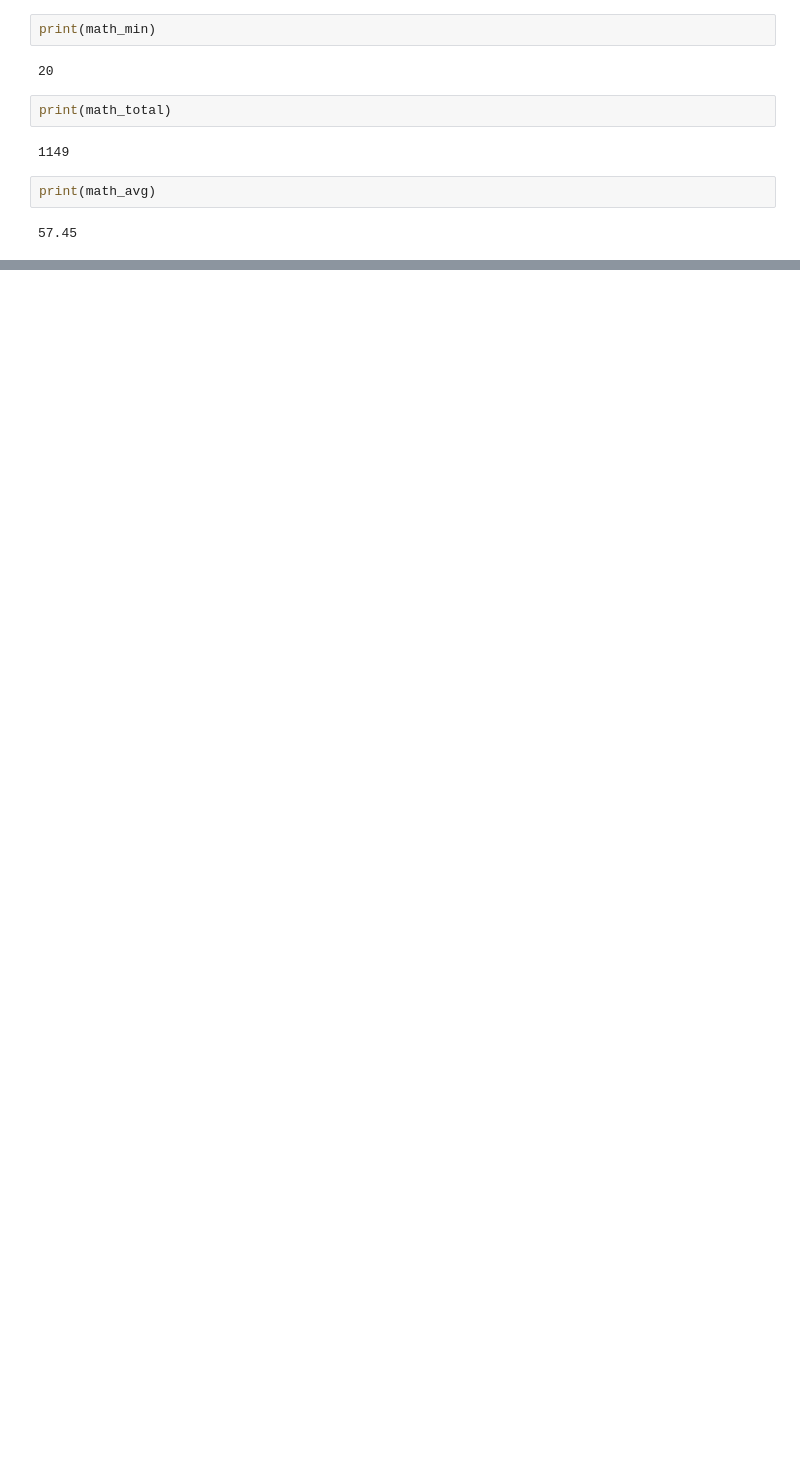
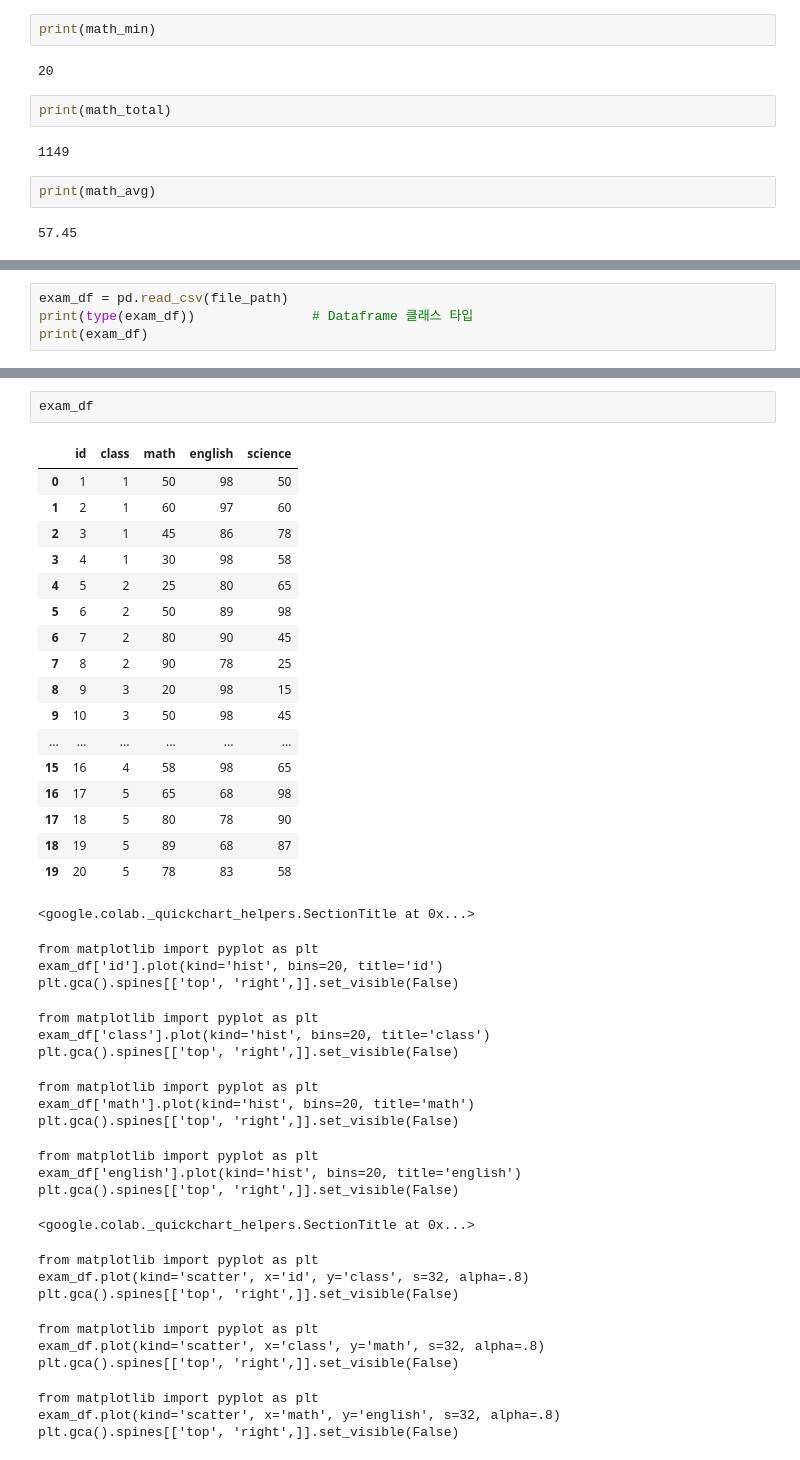
Before and after one commit to Leeonejae6708/python_itwill, a Jupyter notebook: Python17_itwill.ipynb, the cells around one changed output, grey strips where cells are left out. Saved outputs shown, nothing was run; the diff lists cells and outputs as text; blank space fills up the shorter version.

Commit message:
Colab을 통해 생성됨

```diff
--- a/Python17_itwill.ipynb
+++ b/Python17_itwill.ipynb
@@ -115,0 +341,4 @@ print(math_avg)
+# %%
+exam_df = pd.read_csv(file_path)
+print(type(exam_df))               # Dataframe 클래스 타입
+print(exam_df)
@@ -115,0 +363,43 @@ print(math_avg)
+# %%
+exam_df
+# %% [output]
+|  | id | class | math | english | science |
+| 0 | 1 | 1 | 50 | 98 | 50 |
+| 1 | 2 | 1 | 60 | 97 | 60 |
+| 2 | 3 | 1 | 45 | 86 | 78 |
+| 3 | 4 | 1 | 30 | 98 | 58 |
+| 4 | 5 | 2 | 25 | 80 | 65 |
+| 5 | 6 | 2 | 50 | 89 | 98 |
+| 6 | 7 | 2 | 80 | 90 | 45 |
+| 7 | 8 | 2 | 90 | 78 | 25 |
+| 8 | 9 | 3 | 20 | 98 | 15 |
+| 9 | 10 | 3 | 50 | 98 | 45 |
+| ... | ... | ... | ... | ... | ... |
+| 15 | 16 | 4 | 58 | 98 | 65 |
+| 16 | 17 | 5 | 65 | 68 | 98 |
+| 17 | 18 | 5 | 80 | 78 | 90 |
+| 18 | 19 | 5 | 89 | 68 | 87 |
+| 19 | 20 | 5 | 78 | 83 | 58 |
+<google.colab._quickchart_helpers.SectionTitle at 0x...>
+from matplotlib import pyplot as plt
+exam_df['id'].plot(kind='hist', bins=20, title='id')
+plt.gca().spines[['top', 'right',]].set_visible(False)
+from matplotlib import pyplot as plt
+exam_df['class'].plot(kind='hist', bins=20, title='class')
+plt.gca().spines[['top', 'right',]].set_visible(False)
+from matplotlib import pyplot as plt
+exam_df['math'].plot(kind='hist', bins=20, title='math')
+plt.gca().spines[['top', 'right',]].set_visible(False)
+from matplotlib import pyplot as plt
+exam_df['english'].plot(kind='hist', bins=20, title='english')
+plt.gca().spines[['top', 'right',]].set_visible(False)
+<google.colab._quickchart_helpers.SectionTitle at 0x...>
+from matplotlib import pyplot as plt
+exam_df.plot(kind='scatter', x='id', y='class', s=32, alpha=.8)
+plt.gca().spines[['top', 'right',]].set_visible(False)
+from matplotlib import pyplot as plt
+exam_df.plot(kind='scatter', x='class', y='math', s=32, alpha=.8)
+plt.gca().spines[['top', 'right',]].set_visible(False)
+from matplotlib import pyplot as plt
+exam_df.plot(kind='scatter', x='math', y='english', s=32, alpha=.8)
+plt.gca().spines[['top', 'right',]].set_visible(False)
```
Also changed, not shown: parts of 25 cells of this notebook.
